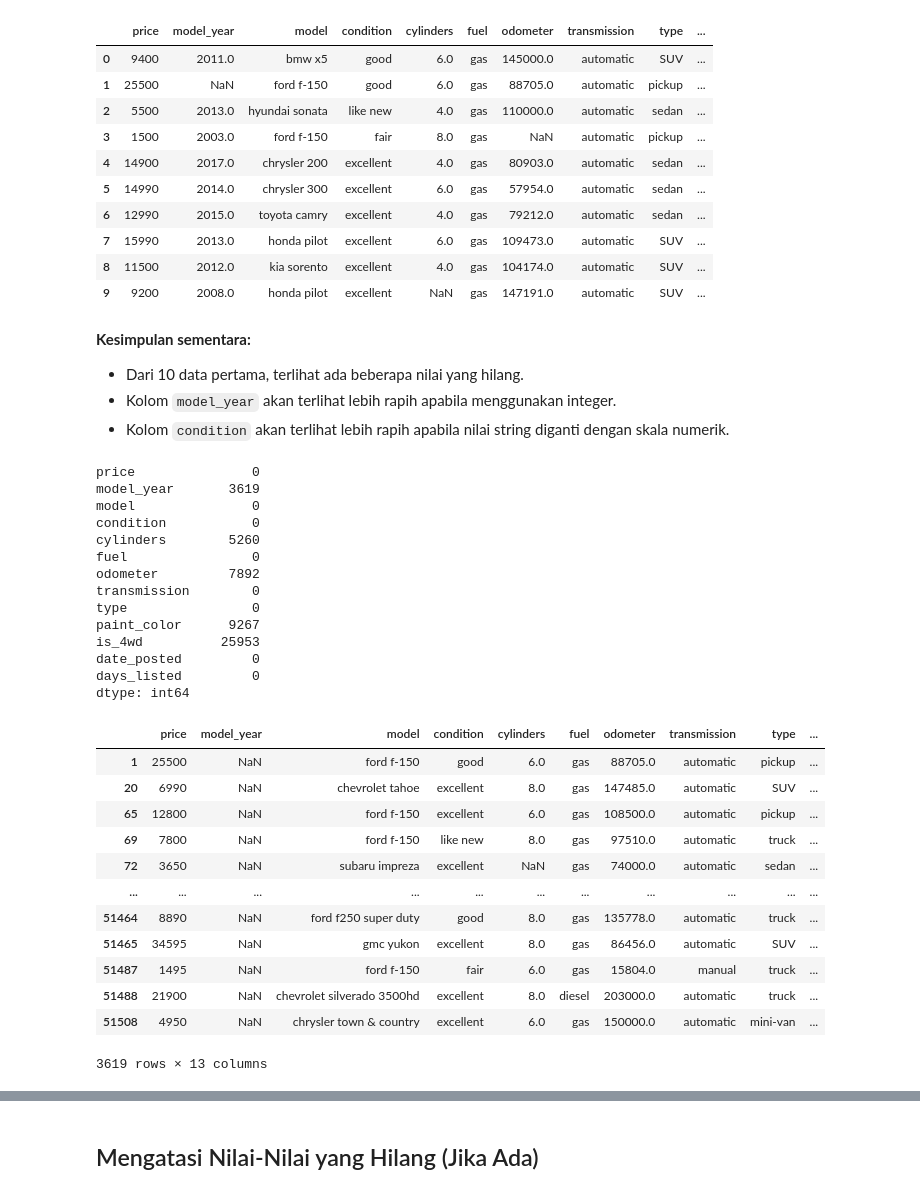
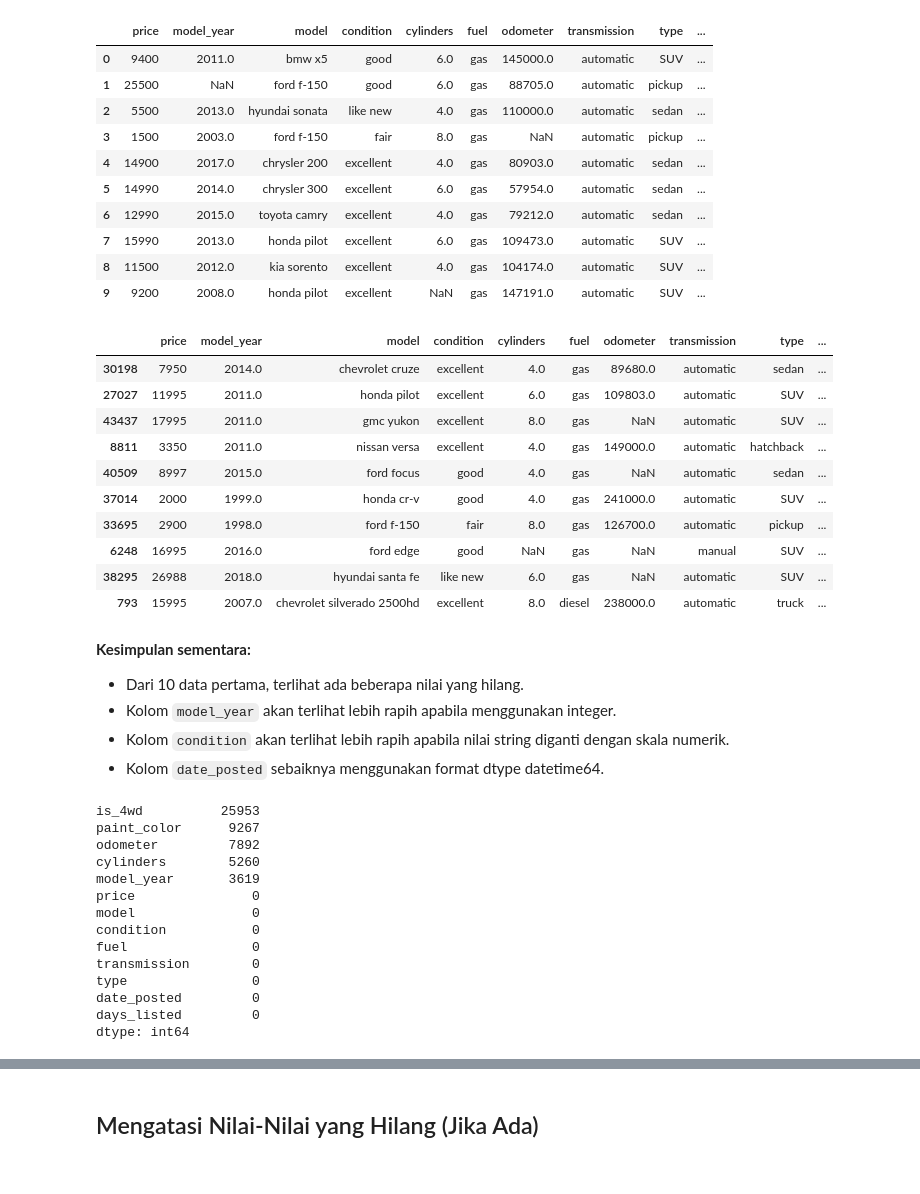
Before and after one commit to ShirotaT/DataAnalyst_Practicum, a Jupyter notebook: Project_3/57ec1497-8bd0-4989-ae0f-b3a815bc570b.ipynb, the cells around one changed output, grey strips where cells are left out. Drawn from its saved outputs; the diff is of its cells as text; code cells hidden in the pictures.

```diff
--- a/Project_3/57ec1497-8bd0-4989-ae0f-b3a815bc570b.ipynb
+++ b/Project_3/57ec1497-8bd0-4989-ae0f-b3a815bc570b.ipynb
@@ -109,42 +109,41 @@ data.head(10)
 | 7 | 15990 | 2013.0 | honda pilot | excellent | 6.0 | gas | 109473.0 | automatic | SUV | ... |
 | 8 | 11500 | 2012.0 | kia sorento | excellent | 4.0 | gas | 104174.0 | automatic | SUV | ... |
 | 9 | 9200 | 2008.0 | honda pilot | excellent | NaN | gas | 147191.0 | automatic | SUV | ... |
+# %%
+data.sample(10)
+# %% [output]
+|  | price | model_year | model | condition | cylinders | fuel | odometer | transmission | type | ... |
+| 30198 | 7950 | 2014.0 | chevrolet cruze | excellent | 4.0 | gas | 89680.0 | automatic | sedan | ... |
+| 27027 | 11995 | 2011.0 | honda pilot | excellent | 6.0 | gas | 109803.0 | automatic | SUV | ... |
+| 43437 | 17995 | 2011.0 | gmc yukon | excellent | 8.0 | gas | NaN | automatic | SUV | ... |
+| 8811 | 3350 | 2011.0 | nissan versa | excellent | 4.0 | gas | 149000.0 | automatic | hatchback | ... |
+| 40509 | 8997 | 2015.0 | ford focus | good | 4.0 | gas | NaN | automatic | sedan | ... |
+| 37014 | 2000 | 1999.0 | honda cr-v | good | 4.0 | gas | 241000.0 | automatic | SUV | ... |
+| 33695 | 2900 | 1998.0 | ford f-150 | fair | 8.0 | gas | 126700.0 | automatic | pickup | ... |
+| 6248 | 16995 | 2016.0 | ford edge | good | NaN | gas | NaN | manual | SUV | ... |
+| 38295 | 26988 | 2018.0 | hyundai santa fe | like new | 6.0 | gas | NaN | automatic | SUV | ... |
+| 793 | 15995 | 2007.0 | chevrolet silverado 2500hd | excellent | 8.0 | diesel | 238000.0 | automatic | truck | ... |
 # %% [markdown]
 **Kesimpulan sementara:**
 
 * Dari 10 data pertama, terlihat ada beberapa nilai yang hilang.
 * Kolom `model_year` akan terlihat lebih rapih apabila menggunakan integer.
 * Kolom `condition` akan terlihat lebih rapih apabila nilai string diganti dengan skala numerik.
+* Kolom `date_posted` sebaiknya menggunakan format dtype datetime64.
 # %%
-data.isna().sum()
+data.isna().sum().sort_values(ascending=False)
 # %% [output]
+is_4wd          25953
+paint_color      9267
+odometer         7892
+cylinders        5260
+model_year       3619
 price               0
-model_year       3619
 model               0
 condition           0
-cylinders        5260
 fuel                0
-odometer         7892
 transmission        0
 type                0
-paint_color      9267
-is_4wd          25953
 date_posted         0
 days_listed         0
 dtype: int64
-# %%
-data[data['model_year'].isna()]
-# %% [output]
-|  | price | model_year | model | condition | cylinders | fuel | odometer | transmission | type | ... |
-| 1 | 25500 | NaN | ford f-150 | good | 6.0 | gas | 88705.0 | automatic | pickup | ... |
-| 20 | 6990 | NaN | chevrolet tahoe | excellent | 8.0 | gas | 147485.0 | automatic | SUV | ... |
-| 65 | 12800 | NaN | ford f-150 | excellent | 6.0 | gas | 108500.0 | automatic | pickup | ... |
-| 69 | 7800 | NaN | ford f-150 | like new | 8.0 | gas | 97510.0 | automatic | truck | ... |
-| 72 | 3650 | NaN | subaru impreza | excellent | NaN | gas | 74000.0 | automatic | sedan | ... |
-| ... | ... | ... | ... | ... | ... | ... | ... | ... | ... | ... |
-| 51464 | 8890 | NaN | ford f250 super duty | good | 8.0 | gas | 135778.0 | automatic | truck | ... |
-| 51465 | 34595 | NaN | gmc yukon | excellent | 8.0 | gas | 86456.0 | automatic | SUV | ... |
-| 51487 | 1495 | NaN | ford f-150 | fair | 6.0 | gas | 15804.0 | manual | truck | ... |
-| 51488 | 21900 | NaN | chevrolet silverado 3500hd | excellent | 8.0 | diesel | 203000.0 | automatic | truck | ... |
-| 51508 | 4950 | NaN | chrysler town & country | excellent | 6.0 | gas | 150000.0 | automatic | mini-van | ... |
-3619 rows × 13 columns
```
Also changed, not shown: parts of 13 cells of this notebook.
